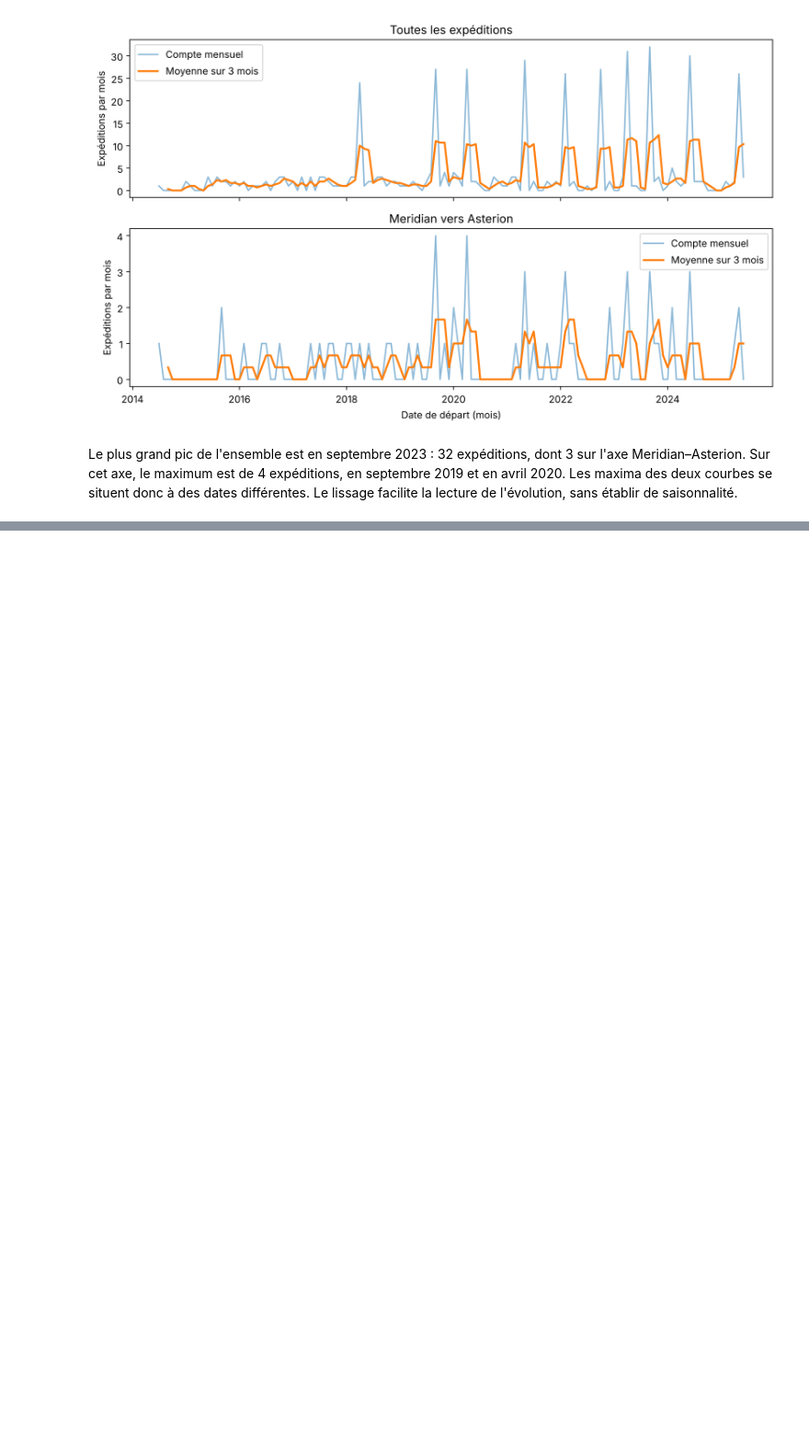
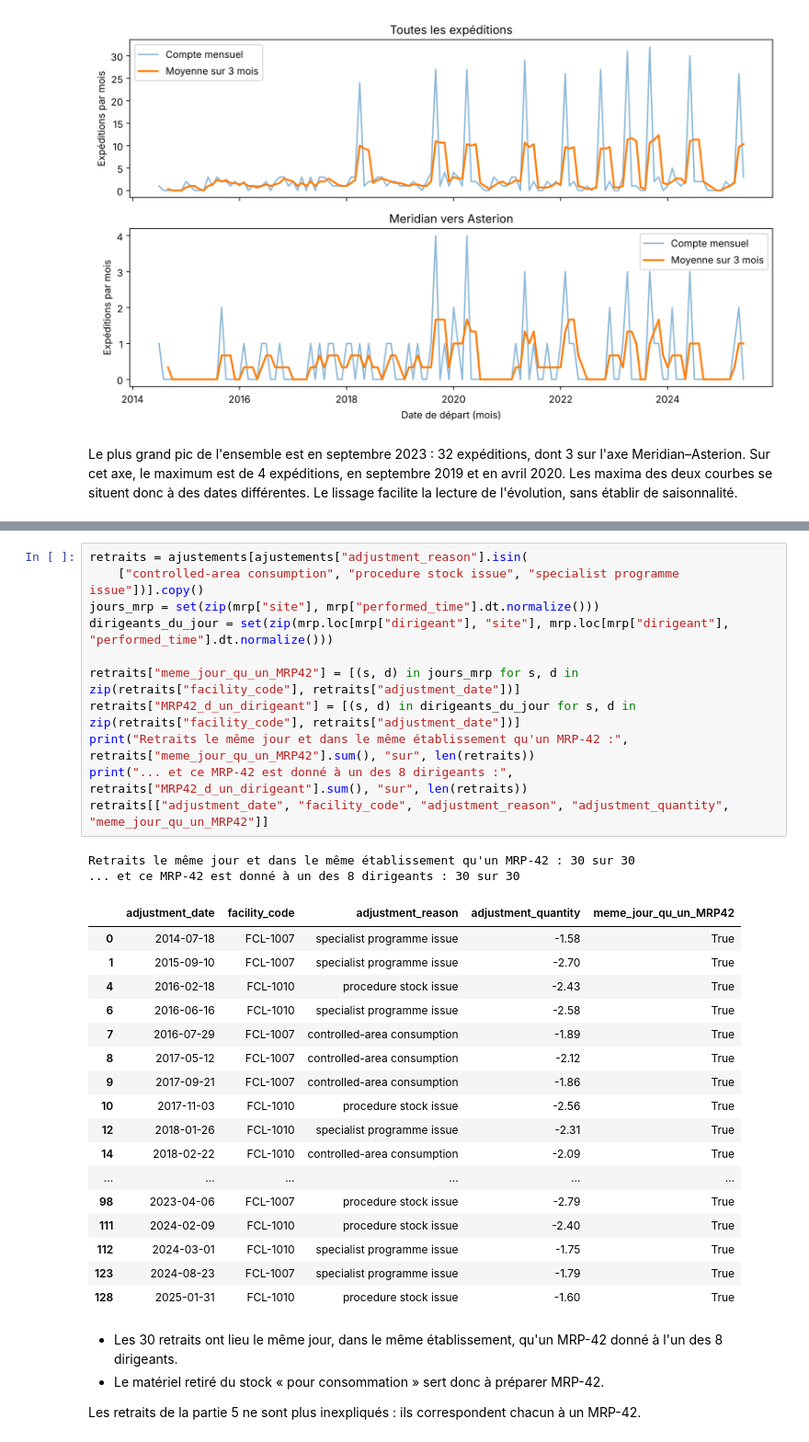
Before and after one commit to a-t-richard/20262027-UE-DataMining-Project, a Jupyter notebook: 04_logistics_analyse.ipynb, the cells around one changed output, grey strips where cells are left out. Shown at 92% size. Saved outputs shown, nothing was run; the diff lists cells and outputs as text; blank space fills up the shorter version.

Commit message:
Croisements entre domaines, ajout d'une question en logistique, pistes mises à jour

```diff
--- a/04_logistics_analyse.ipynb
+++ b/04_logistics_analyse.ipynb
@@ -1147,3 +1149,39 @@ pd.crosstab(mrp["apres_livraison"], mrp["dirigeant"])
+# %%
+retraits = ajustements[ajustements["adjustment_reason"].isin(
+    ["controlled-area consumption", "procedure stock issue", "specialist programme issue"])].copy()
+jours_mrp = set(zip(mrp["site"], mrp["performed_time"].dt.normalize()))
+dirigeants_du_jour = set(zip(mrp.loc[mrp["dirigeant"], "site"], mrp.loc[mrp["dirigeant"], "performed_time"].dt.normalize()))
+
+retraits["meme_jour_qu_un_MRP42"] = [(s, d) in jours_mrp for s, d in zip(retraits["facility_code"], retraits["adjustment_date"])]
+retraits["MRP42_d_un_dirigeant"] = [(s, d) in dirigeants_du_jour for s, d in zip(retraits["facility_code"], retraits["adjustment_date"])]
+print("Retraits le même jour et dans le même établissement qu'un MRP-42 :", retraits["meme_jour_qu_un_MRP42"].sum(), "sur", len(retraits))
+print("... et ce MRP-42 est donné à un des 8 dirigeants :", retraits["MRP42_d_un_dirigeant"].sum(), "sur", len(retraits))
+retraits[["adjustment_date", "facility_code", "adjustment_reason", "adjustment_quantity", "meme_jour_qu_un_MRP42"]]
+# %% [output]
+Retraits le même jour et dans le même établissement qu'un MRP-42 : 30 sur 30
+... et ce MRP-42 est donné à un des 8 dirigeants : 30 sur 30
+|  | adjustment_date | facility_code | adjustment_reason | adjustment_quantity | meme_jour_qu_un_MRP42 |
+| 0 | 2014-07-18 | FCL-1007 | specialist programme issue | -1.58 | True |
+| 1 | 2015-09-10 | FCL-1007 | specialist programme issue | -2.70 | True |
+| 4 | 2016-02-18 | FCL-1010 | procedure stock issue | -2.43 | True |
+| 6 | 2016-06-16 | FCL-1010 | specialist programme issue | -2.58 | True |
+| 7 | 2016-07-29 | FCL-1007 | controlled-area consumption | -1.89 | True |
+| 8 | 2017-05-12 | FCL-1007 | controlled-area consumption | -2.12 | True |
+| 9 | 2017-09-21 | FCL-1007 | controlled-area consumption | -1.86 | True |
+| 10 | 2017-11-03 | FCL-1010 | procedure stock issue | -2.56 | True |
+| 12 | 2018-01-26 | FCL-1010 | specialist programme issue | -2.31 | True |
+| 14 | 2018-02-22 | FCL-1010 | controlled-area consumption | -2.09 | True |
+| ... | ... | ... | ... | ... | ... |
+| 98 | 2023-04-06 | FCL-1007 | procedure stock issue | -2.79 | True |
+| 111 | 2024-02-09 | FCL-1010 | procedure stock issue | -2.40 | True |
+| 112 | 2024-03-01 | FCL-1010 | specialist programme issue | -1.75 | True |
+| 123 | 2024-08-23 | FCL-1007 | specialist programme issue | -1.79 | True |
+| 128 | 2025-01-31 | FCL-1010 | procedure stock issue | -1.60 | True |
+# %% [markdown]
+- Les 30 retraits ont lieu le même jour, dans le même établissement, qu'un MRP-42 donné à l'un des 8 dirigeants.
+- Le matériel retiré du stock « pour consommation » sert donc à préparer MRP-42.
+
+Les retraits de la partie 5 ne sont plus inexpliqués : ils correspondent chacun à un MRP-42.
 # %% [markdown]
 ## 16. Bilan
 
```
Also changed, not shown: parts of 28 cells of this notebook, 2 other files.
